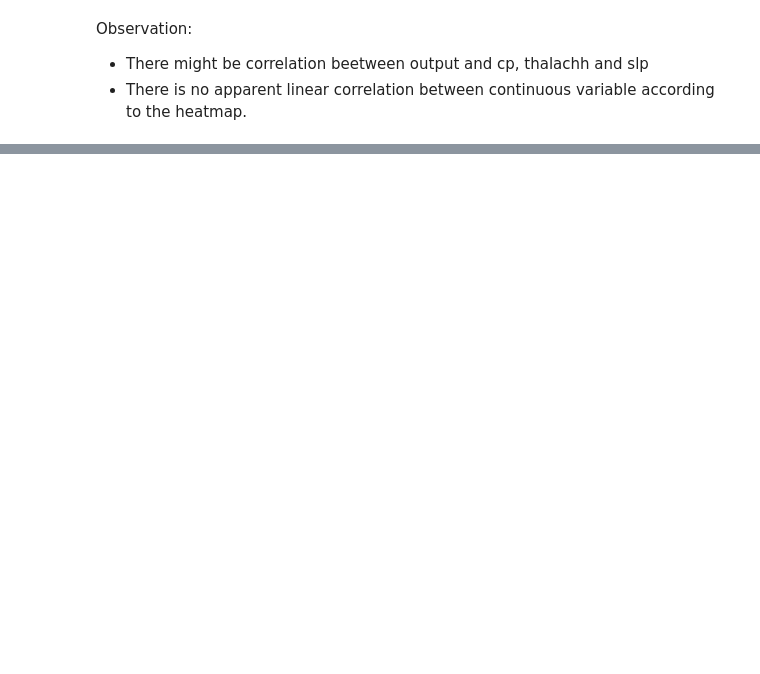
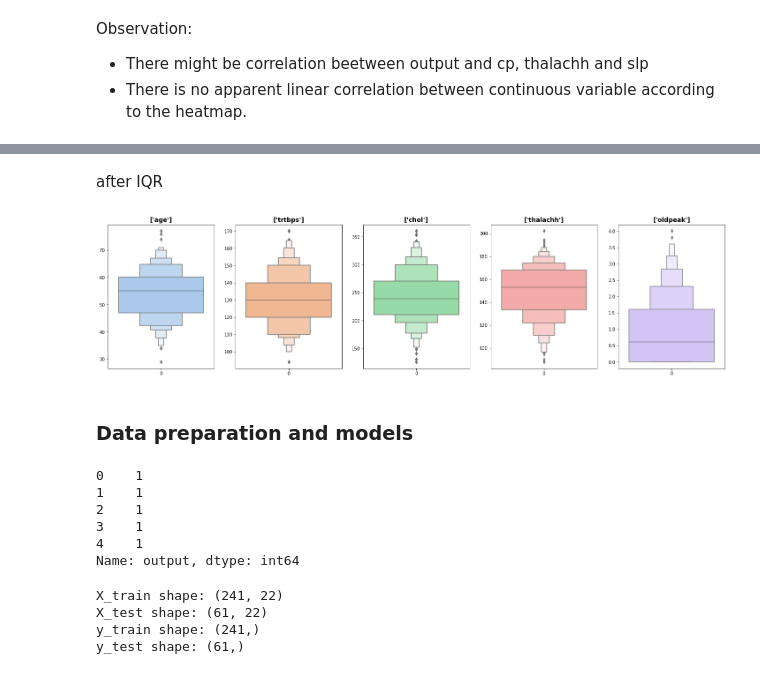
Before and after one commit to hanabero/sample_projects, a Jupyter notebook: heart.ipynb, the cells around one changed output, grey strips where cells are left out. Drawn from its saved outputs; the diff is of its cells as text; code cells hidden in the pictures; blank space fills up the shorter version.

```diff
--- a/heart.ipynb
+++ b/heart.ipynb
@@ -377,0 +410,8 @@ Observation:
+# %%
+for i, k in df[con_cols].items():
+  q1 = k.quantile(0.25)
+  q3 = k.quantile(0.75)
+  irq = q3 - q1
+  k_col = k[((k <= q1 - 1.5 * irq) | (k >= q3 + 1.5 * irq))]
+  perc = np.shape(k_col)[0] * 100 / np.shape(df)[0]
+  print("Column {} outliers = {} => {}%". format(i,len(k_col), round((perc),2)))
@@ -377,0 +424,7 @@ Observation:
+# %%
+Q1 = df[con_cols].quantile(0.25)
+Q3 = df[con_cols].quantile(0.75)
+IQR = Q3 - Q1
+
+df1 = df[~((df[con_cols] < (Q1 - 1.5 * IQR)) |(df[con_cols] > (Q3 + 1.5 * IQR))).any(axis=1)]
+df_outliers = df[((df[con_cols] < (Q1 - 1.5 * IQR)) |(df[con_cols] > (Q3 + 1.5 * IQR))).any(axis=1)]
@@ -377,0 +461,14 @@ Observation:
+# %%
+fig=plt.figure(figsize=(25,6))
+c=1
+k=0
+palette = itertools.cycle(sns.color_palette(palette='pastel'))
+df_con_cols = pd.DataFrame(df[con_cols])
+for i in df_con_cols:
+  plt.subplot(1,5,c)
+  z = next(palette)
+  sns.boxenplot(data=df_con_cols[i], color=z)
+  plt.title([i],fontweight="bold", fontsize = 14)
+  c+=1
+  k+=1
+plt.show()
@@ -377,0 +477,20 @@ Observation:
+# %% [markdown]
+after IQR
+# %%
+fig=plt.figure(figsize=(25,6))
+c=1
+k=0
+palette = itertools.cycle(sns.color_palette(palette='pastel'))
+df1_con_cols = pd.DataFrame(df1[con_cols])
+for i in df1_con_cols:
+  plt.subplot(1,5,c)
+  z = next(palette)
+  sns.boxenplot(data=df1_con_cols[i], color=z)
+  plt.title([i],fontweight="bold", fontsize = 14)
+  c+=1
+  k+=1
+plt.show()
+# %% [output]
+[figure, added]
+# %% [markdown]
+### <a name='6'></a> Data preparation and models
@@ -377,0 +503,24 @@ Observation:
+# %%
+# defining the features and target
+target = data.pop('output')
+data.head()
+target.head()
+# %% [output]
+0    1
+1    1
+2    1
+3    1
+4    1
+Name: output, dtype: int64
+# %%
+X_train, X_test, y_train, y_test = train_test_split(data, target, test_size=0.2)
+
+print(f'X_train shape: {X_train.shape}')
+print(f'X_test shape: {X_test.shape}')
+print(f'y_train shape: {y_train.shape}')
+print(f'y_test shape: {y_test.shape}')
+# %% [output]
+X_train shape: (241, 22)
+X_test shape: (61, 22)
+y_train shape: (241,)
+y_test shape: (61,)
```
Also changed, not shown: parts of 45 cells of this notebook.
